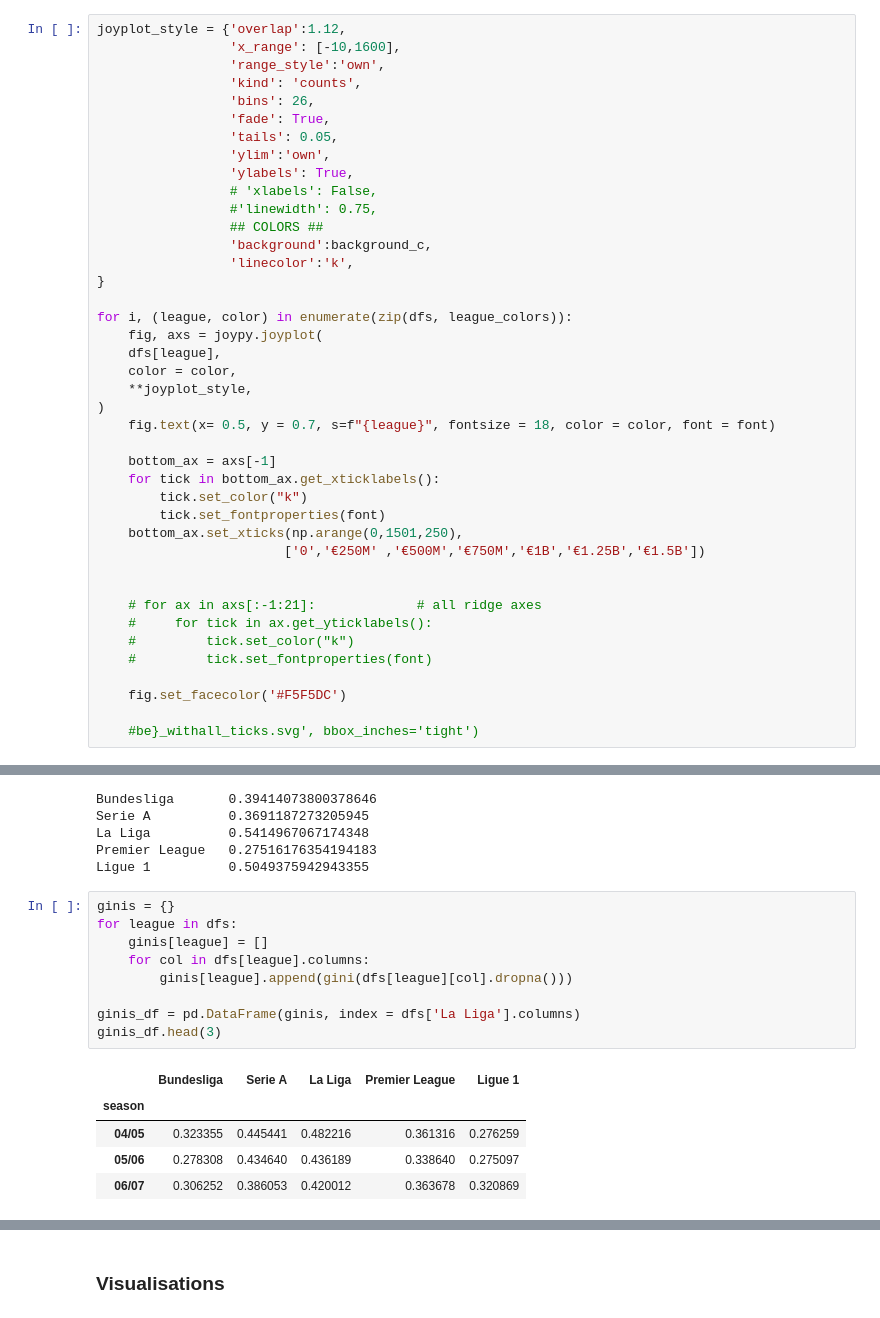
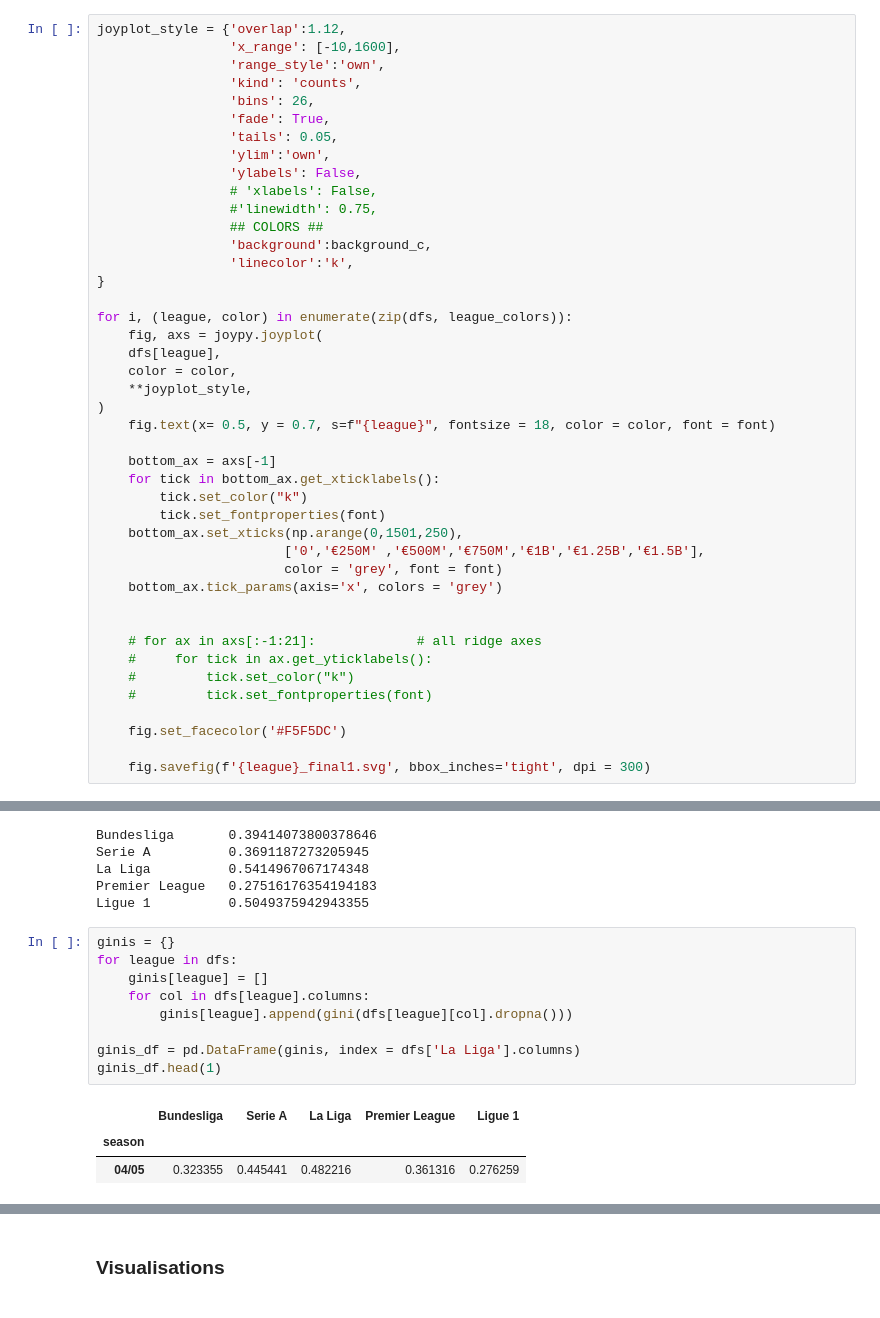
Before and after one commit to ben-baror/top5-eu-leagues-squad-values, a Jupyter notebook: notebooks/data_cleaning_visualisation.ipynb, the cells around one changed output, grey strips where cells are left out. Drawn from its saved outputs; the diff is of its cells as text.

```diff
--- a/notebooks/data_cleaning_visualisation.ipynb
+++ b/notebooks/data_cleaning_visualisation.ipynb
@@ -65,7 +65,7 @@ joyplot_style = {'overlap':1.12,
                  'fade': True,
                  'tails': 0.05,
                  'ylim':'own',
-                 'ylabels': True,
+                 'ylabels': False,
                  # 'xlabels': False,
                  #'linewidth': 0.75,
                  ## COLORS ##
@@ -86,7 +86,9 @@ for i, (league, color) in enumerate(zip(dfs, league_colors)):
         tick.set_color("k")
         tick.set_fontproperties(font)
     bottom_ax.set_xticks(np.arange(0,1501,250),
-                        ['0','€250M' ,'€500M','€750M','€1B','€1.25B','€1.5B'])
+                        ['0','€250M' ,'€500M','€750M','€1B','€1.25B','€1.5B'],
+                        color = 'grey', font = font)
+    bottom_ax.tick_params(axis='x', colors = 'grey')
 
 
     # for ax in axs[:-1:21]:             # all ridge axes
@@ -96,5 +98,5 @@ for i, (league, color) in enumerate(zip(dfs, league_colors)):
 
     fig.set_facecolor('#F5F5DC')
 
-    #be}_withall_ticks.svg', bbox_inches='tight')
+    fig.savefig(f'{league}_final1.svg', bbox_inches='tight', dpi = 300)
 # %% [output]
@@ -133,15 +135,13 @@ Ligue 1          0.5049375942943355
 # %%
 ginis = {}
 for league in dfs:
     ginis[league] = []
     for col in dfs[league].columns:
         ginis[league].append(gini(dfs[league][col].dropna()))
 
 ginis_df = pd.DataFrame(ginis, index = dfs['La Liga'].columns)
-ginis_df.head(3)
+ginis_df.head(1)
 # %% [output]
 |  | Bundesliga | Serie A | La Liga | Premier League | Ligue 1 |
 | season |  |  |  |  |  |
 | 04/05 | 0.323355 | 0.445441 | 0.482216 | 0.361316 | 0.276259 |
-| 05/06 | 0.278308 | 0.434640 | 0.436189 | 0.338640 | 0.275097 |
-| 06/07 | 0.306252 | 0.386053 | 0.420012 | 0.363678 | 0.320869 |
```
Also changed, not shown: parts of 9 cells of this notebook, 32 other files.
